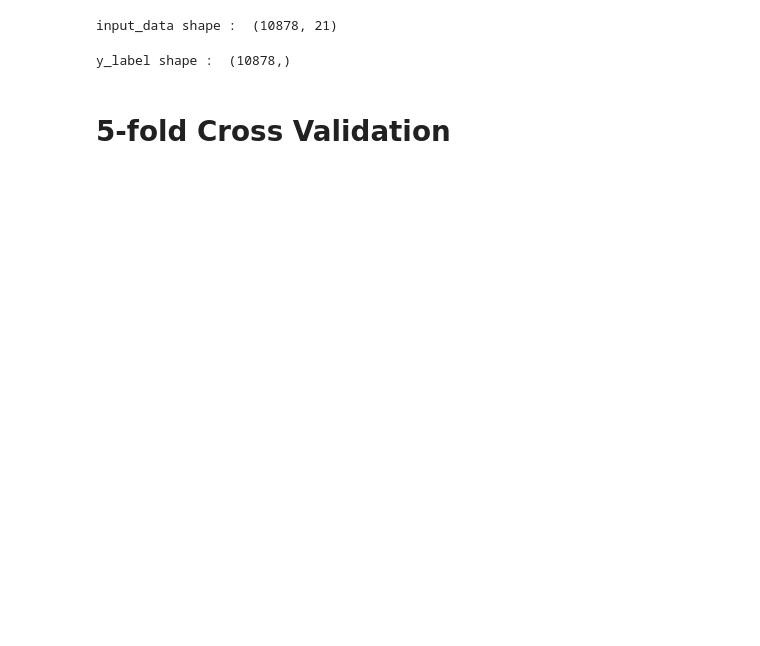
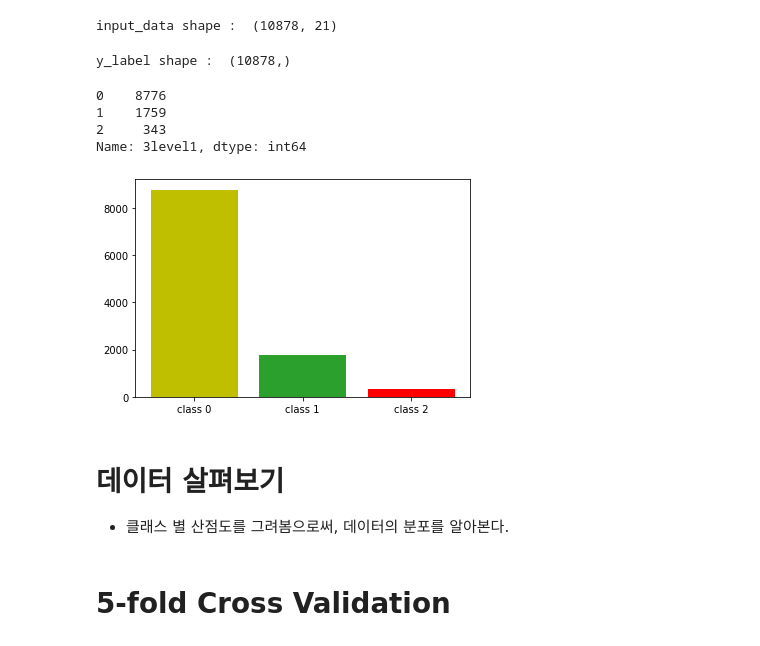
Before and after one commit to yeseul106/UROP_Software-Fault-Prediction, a Jupyter notebook: Ternary_Classification_JM1.ipynb, the cells around one changed output. Saved outputs shown, nothing was run; the diff lists cells and outputs as text; code cells hidden in the pictures; blank space fills up the shorter version.

```diff
--- a/Ternary_Classification_JM1.ipynb
+++ b/Ternary_Classification_JM1.ipynb
@@ -38,6 +38,32 @@ y_label = JM1_original.iloc[:,21].to_numpy()
 print("y_label shape : ",y_label.shape)
 # %% [output]
 y_label shape :  (10878,)
+# %%
+class_group = JM1_original['3level1'].value_counts()
+class_group
+# %% [output]
+0    8776
+1    1759
+2     343
+Name: 3level1, dtype: int64
+# %%
+# 막대 그래프 그리기
+import matplotlib.pyplot as plt
+
+x = np.arange(3)
+category = ['class 0', 'class 1', 'class 2']
+colors = ['y', 'C2', 'r']
+
+plt.bar(x, class_group, color=colors)
+plt.xticks(x, category)
+
+plt.show()
+# %% [output]
+[figure, added]
+# %% [markdown]
+# **데이터 살펴보기**
+
+- 클래스 별 산점도를 그려봄으로써, 데이터의 분포를 알아본다.
 # %% [markdown]
 # **5-fold Cross Validation**
 # %%
```
Also changed, not shown: parts of 4 cells of this notebook.
